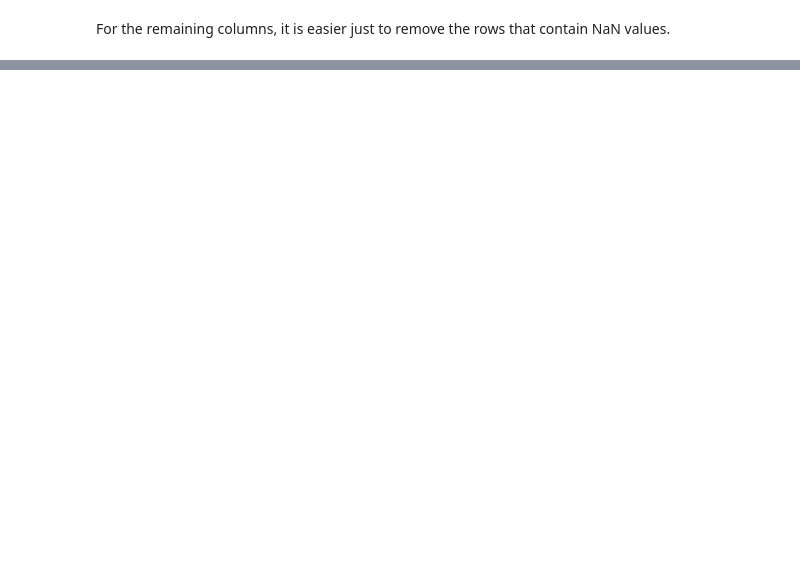
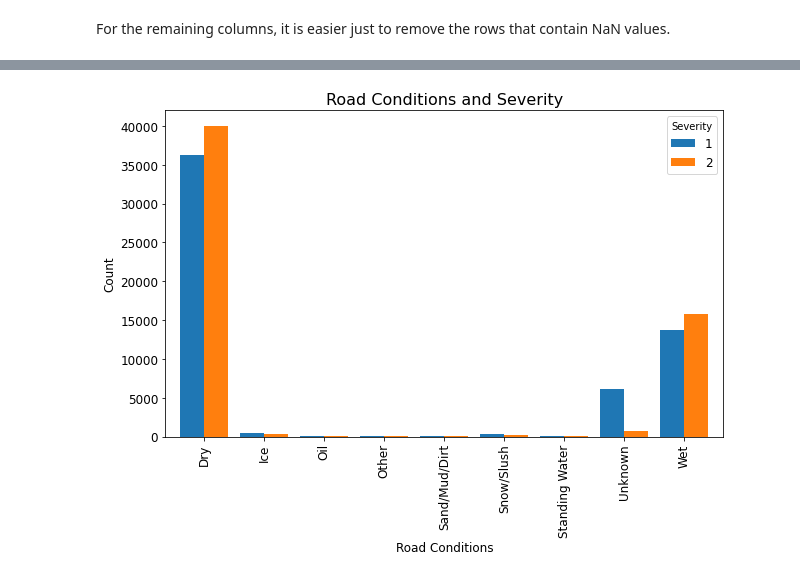
Before and after one commit to emiliopm1997/Coursera_Capstone, a Jupyter notebook: CAPSTONE Project.ipynb, the cells around one changed output, grey strips where cells are left out. Cells and saved outputs as stored; diff of their text form; code cells hidden in the pictures; blank space fills up the shorter version.

```diff
--- a/CAPSTONE Project.ipynb
+++ b/CAPSTONE Project.ipynb
@@ -188,0 +250,2 @@ There are no more values on the data set, therefore, I want to start looking for
+# %%
+df_EA=pd.read_csv('.\exploratory_analysis_df.csv')
@@ -188,0 +254,21 @@ There are no more values on the data set, therefore, I want to start looking for
+# %%
+def print_bar(col,col_label):
+    """Prints a bar chart of a specified column vs. Severity"""
+
+    df_temp=df_EA[[col,'SEVERITY']]
+    df_temp= pd.crosstab(df_temp[col],df_temp.SEVERITY)
+    df_temp.plot(kind='bar',
+                        figsize=(10,6),
+                        width=0.8,
+                        fontsize=12,
+                        )
+    title= col_label + " and Severity"
+    plt.title(title,fontsize=16)
+    plt.xlabel(col_label,fontsize=12)
+    plt.ylabel('Count',fontsize=12)
+    plt.legend(title='Severity', fontsize=12)
+    name = col + '_SVRTY.png'
+    #plt.savefig(name, format='png')
+    #plt.close("all")
+
+    pass
@@ -188,0 +283,4 @@ There are no more values on the data set, therefore, I want to start looking for
+# %%
+print_bar('ROADCOND','Road Conditions')
+# %% [output]
+[figure, added]
```
Also changed, not shown: parts of 30 cells of this notebook, 1 other file.
